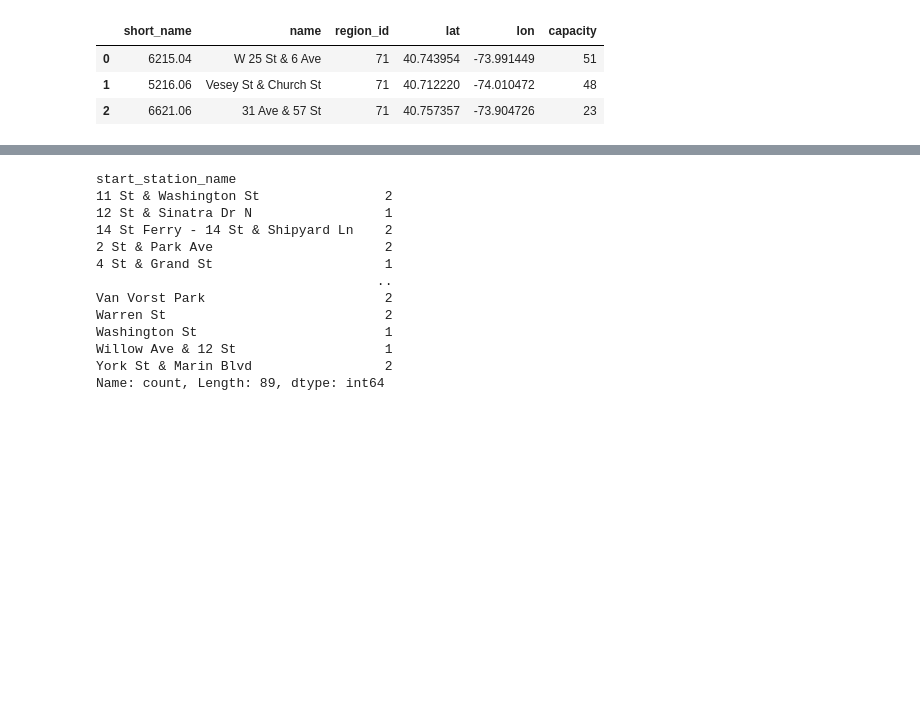
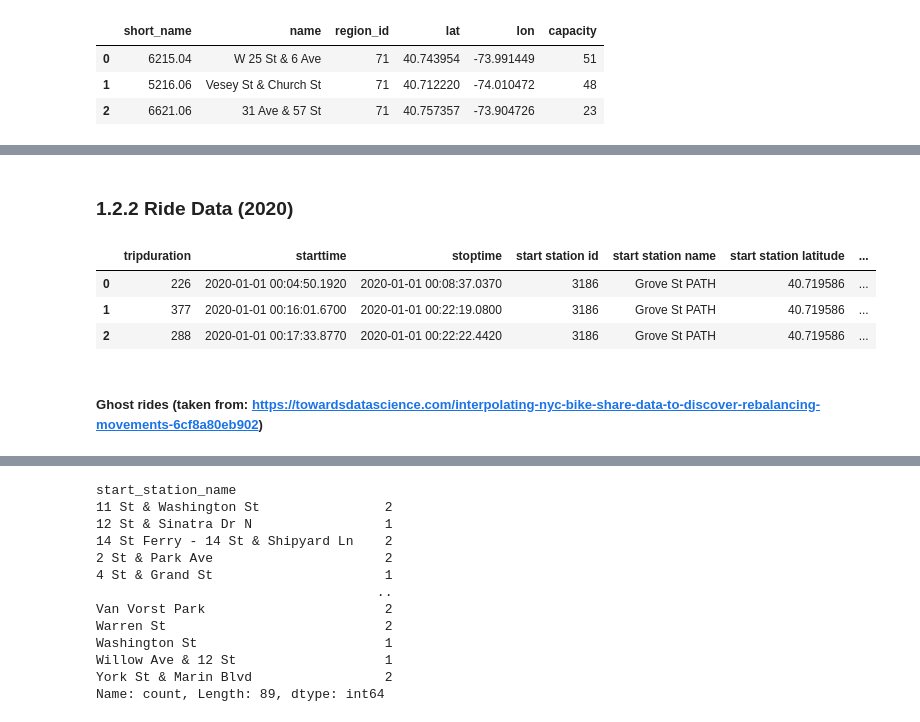
Before and after one commit to lukasschirren/nyc_bike_rental, a Jupyter notebook: data_preparation.ipynb, the cells around one changed output, grey strips where cells are left out. Drawn from its saved outputs; the diff is of its cells as text; code cells hidden in the pictures; blank space fills up the shorter version.

```diff
--- a/data_preparation.ipynb
+++ b/data_preparation.ipynb
@@ -113,0 +127,12 @@ combined_data.describe()
+# %% [markdown]
+### 1.2.2 Ride Data (2020)
+# %%
+
+folder_path = 'C:\\Users\\lukas\\OneDrive - Imperial College London\\0_Data\\nyc_bike_rental\\data\\2020'
+data_2020 = combine_csv_files(folder_path)
+data_2020.iloc[:3]
+# %% [output]
+|  | tripduration | starttime | stoptime | start station id | start station name | start station latitude | ... |
+| 0 | 226 | 2020-01-01 00:04:50.1920 | 2020-01-01 00:08:37.0370 | 3186 | Grove St PATH | 40.719586 | ... |
+| 1 | 377 | 2020-01-01 00:16:01.6700 | 2020-01-01 00:22:19.0800 | 3186 | Grove St PATH | 40.719586 | ... |
+| 2 | 288 | 2020-01-01 00:17:33.8770 | 2020-01-01 00:22:22.4420 | 3186 | Grove St PATH | 40.719586 | ... |
@@ -113,0 +147,2 @@ combined_data.describe()
+# %% [markdown]
+##### Ghost rides (taken from: https://towardsdatascience.com/interpolating-nyc-bike-share-data-to-discover-rebalancing-movements-6cf8a80eb902)
```
Also changed, not shown: parts of 26 cells of this notebook.
